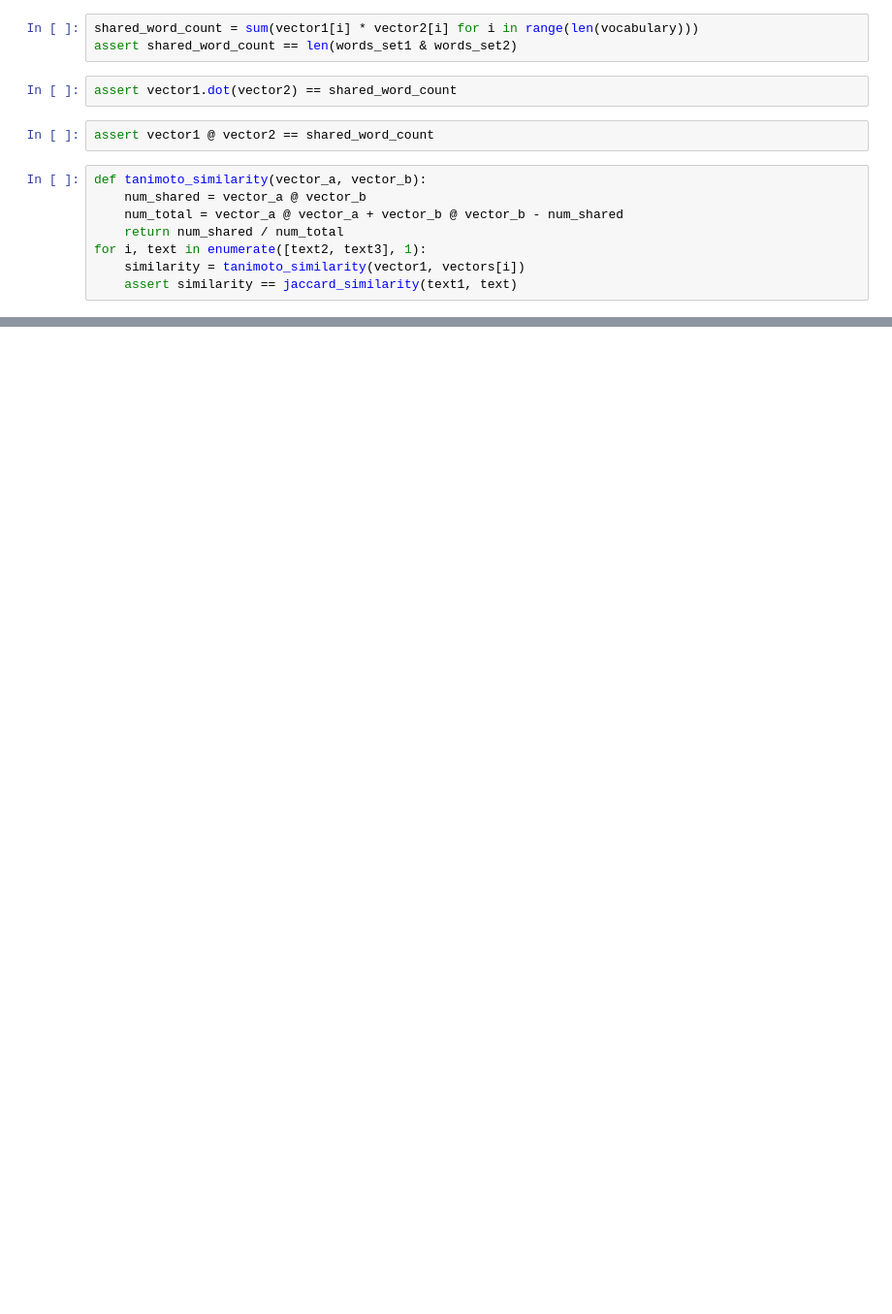
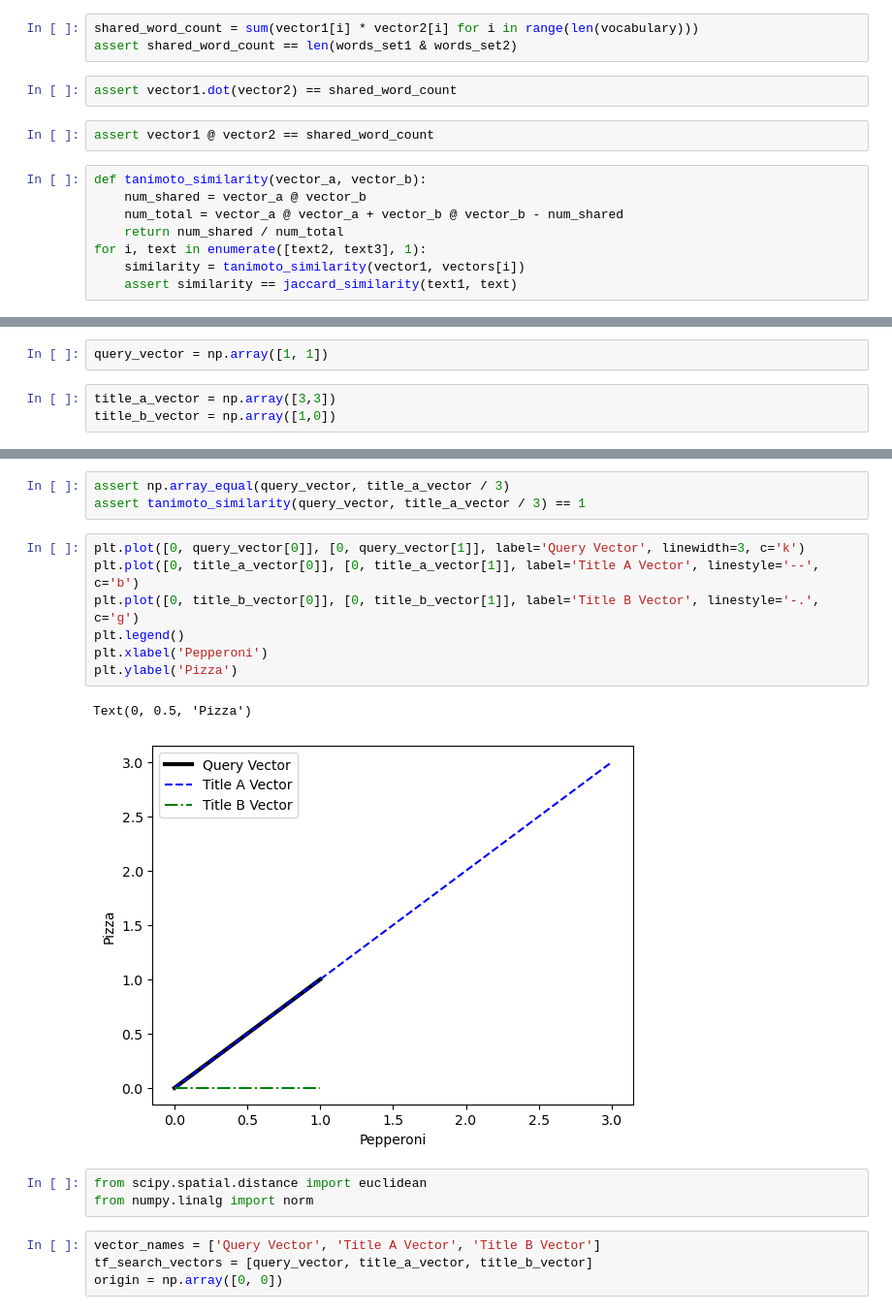
Before and after one commit to lesliebinbin/bootstrap-data-science, a Jupyter notebook: case04_study.ipynb, the cells around one changed output, grey strips where cells are left out. Shown at 97% size. Cells and saved outputs as stored; diff of their text form; blank space fills up the shorter version.

```diff
--- a/case04_study.ipynb
+++ b/case04_study.ipynb
@@ -200,0 +238,5 @@ for i, text in enumerate([text2, text3], 1):
+# %%
+query_vector = np.array([1, 1])
+# %%
+title_a_vector = np.array([3,3])
+title_b_vector = np.array([1,0])
@@ -200,0 +256,20 @@ for i, text in enumerate([text2, text3], 1):
+# %%
+assert np.array_equal(query_vector, title_a_vector / 3)
+assert tanimoto_similarity(query_vector, title_a_vector / 3) == 1
+# %%
+plt.plot([0, query_vector[0]], [0, query_vector[1]], label='Query Vector', linewidth=3, c='k')
+plt.plot([0, title_a_vector[0]], [0, title_a_vector[1]], label='Title A Vector', linestyle='--', c='b')
+plt.plot([0, title_b_vector[0]], [0, title_b_vector[1]], label='Title B Vector', linestyle='-.', c='g')
+plt.legend()
+plt.xlabel('Pepperoni')
+plt.ylabel('Pizza')
+# %% [output]
+Text(0, 0.5, 'Pizza')
+[figure, added]
+# %%
+from scipy.spatial.distance import euclidean
+from numpy.linalg import norm
+# %%
+vector_names = ['Query Vector', 'Title A Vector', 'Title B Vector']
+tf_search_vectors = [query_vector, title_a_vector, title_b_vector]
+origin = np.array([0, 0])
```
Also changed, not shown: parts of 29 cells of this notebook.
